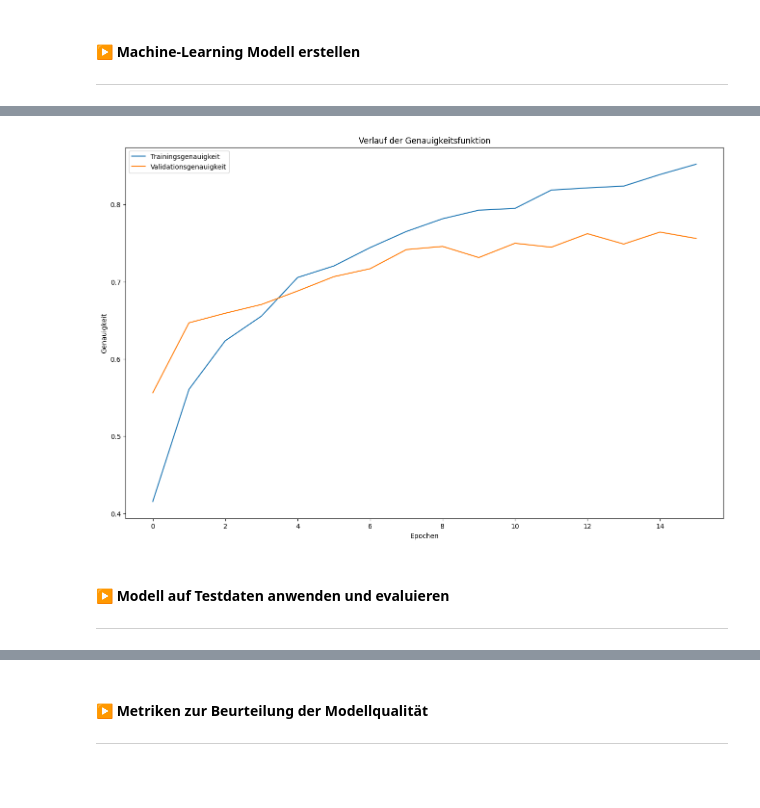
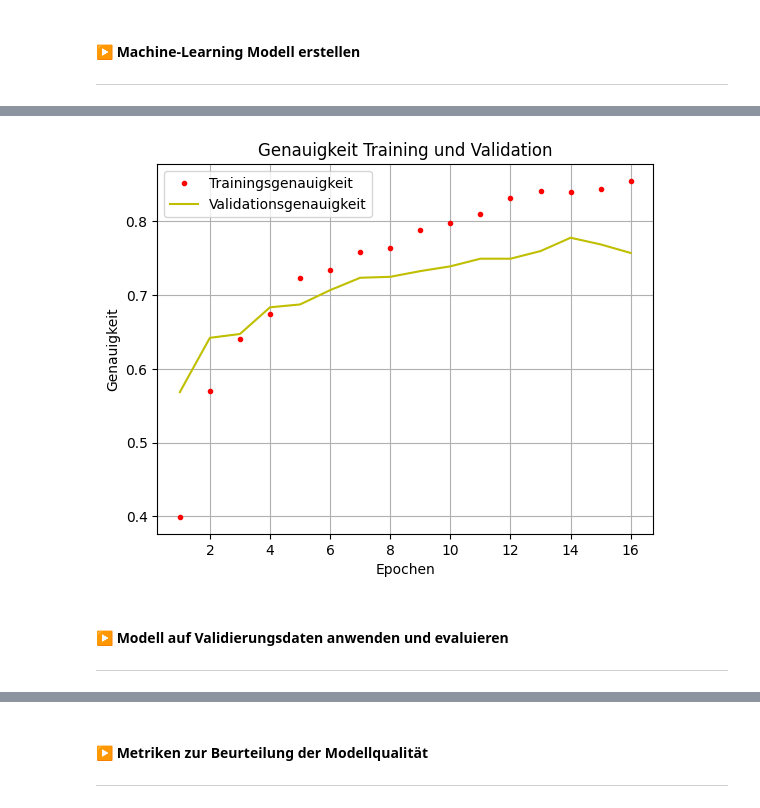
Before and after one commit to Gizmo-Labs/Informatik-Bachelor-Thesis, a Jupyter notebook: Jupyter-Notebooks/Model-Exploration_Variante_1.ipynb, the cells around one changed output, grey strips where cells are left out. Saved outputs shown, nothing was run; the diff lists cells and outputs as text; code cells hidden in the pictures; blank space fills up the shorter version.

```diff
--- a/Jupyter-Notebooks/Model-Exploration_Variante_1.ipynb
+++ b/Jupyter-Notebooks/Model-Exploration_Variante_1.ipynb
@@ -254,12 +322,11 @@ model.compile(
 history = model.fit(
     X_train,
     y_train,
-    validation_split=0.2,
+    validation_data=(X_val, y_val),
     batch_size=batch_size,
     epochs=epochs,
     callbacks=[
-        keras.callbacks.ReduceLROnPlateau(),
-        #keras.callbacks.EarlyStopping(monitor='val_loss', mode='min', patience=2)
+        keras.callbacks.ReduceLROnPlateau()
     ]
 )
 # %% [output]
@@ -285,14 +352,15 @@ Epoch 16/16
 ***
 # %%
-plt.figure(figsize=(16, 10))
-
-plt.plot(range(epochs), history.history['loss'], label="Trainingsverlust")
-plt.plot(range(epochs), history.history['val_loss'], label="Validationsverlust")
-
-plt.xlabel("Epochen")
-plt.ylabel("Verlust")
+loss = history.history['loss']
+val_loss = history.history['val_loss']
+epochs = range(1, len(loss) + 1)
+plt.plot(epochs, loss, 'r.', label='Trainingsverlust')
+plt.plot(epochs, val_loss, 'y', label='Validationsverlust')
+plt.title('Verlust Training und Validation')
+plt.xlabel('Epochen')
+plt.ylabel('Verlust')
+plt.grid()
 plt.legend()
-plt.title("Verlauf der Verlustfunktion")
-
+plt.savefig('./Metriken/Verlust_FNN.png', dpi=300, bbox_inches='tight')
 plt.show()
 # %% [output]
@@ -300,18 +371,19 @@ plt.show()
 # %%
-plt.figure(figsize=(16, 10))
-
-plt.plot(range(epochs), history.history['accuracy'], label="Trainingsgenauigkeit")
-plt.plot(range(epochs), history.history['val_accuracy'], label="Validationsgenauigkeit")
-
-plt.xlabel("Epochen")
-plt.ylabel("Genauigkeit")
+acc = history.history['accuracy']
+val_acc = history.history['val_accuracy']
+epochs = range(1, len(loss) + 1)
+plt.plot(epochs, acc, 'r.', label='Trainingsgenauigkeit')
+plt.plot(epochs, val_acc, 'y', label='Validationsgenauigkeit')
+plt.title('Genauigkeit Training und Validation')
+plt.xlabel('Epochen')
+plt.ylabel('Genauigkeit')
+plt.grid()
 plt.legend()
-plt.title("Verlauf der Genauigkeitsfunktion")
-
+plt.savefig('./Metriken/Genauigkeit_FNN.png', dpi=300, bbox_inches='tight')
 plt.show()
 # %% [output]
-[figure, old version]
+[figure, new version]
 # %% [markdown]
-#### ▶️ Modell auf Testdaten anwenden und evaluieren
+#### ▶️ Modell auf Validierungsdaten anwenden und evaluieren
 ***
 # %%
```
Also changed, not shown: parts of 22 cells of this notebook, 31 other files.
